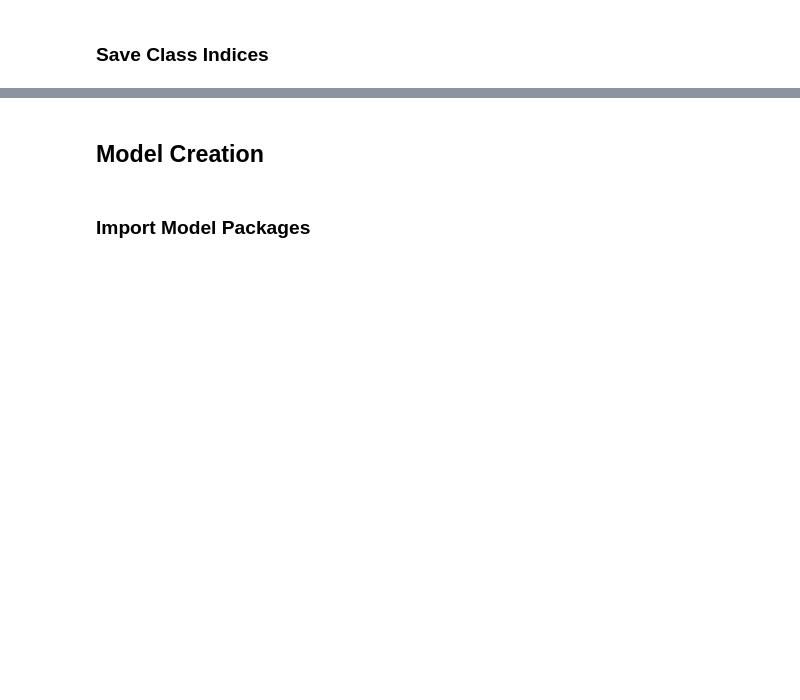
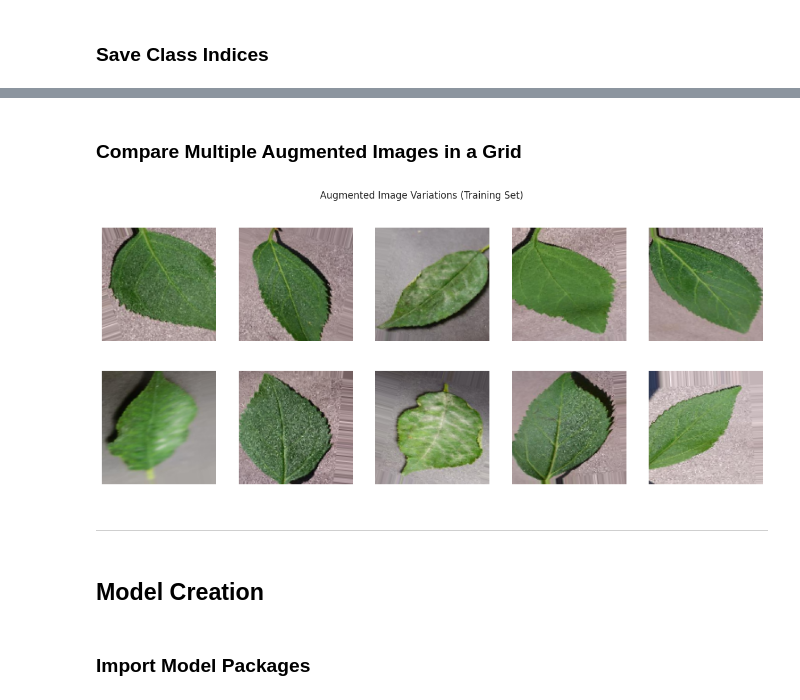
Before and after one commit to micmic210/mildew-detection-app, a Jupyter notebook: jupyter_notebooks/Modeling_Evaluation.ipynb, the cells around one changed output, grey strips where cells are left out. Saved outputs shown, nothing was run; the diff lists cells and outputs as text; code cells hidden in the pictures; blank space fills up the shorter version.

```diff
--- a/jupyter_notebooks/Modeling_Evaluation.ipynb
+++ b/jupyter_notebooks/Modeling_Evaluation.ipynb
@@ -271,16 +298,3 @@ Compare Original vs Augmented Images
-# %%
-# Generate a batch of augmented images
-img_batch, label_batch = next(train_set)
-
-fig, axes = plt.subplots(2, 5, figsize=(12, 6))
-for i in range(5):
-    axes[0, i].imshow(img_batch[i])  # Augmented image
-    axes[0, i].axis("off")
-    axes[1, i].imshow(img_batch[i + 5])  # Another sample
-    axes[1, i].axis("off")
-
-plt.suptitle("Augmented Images from Training Set")
-plt.show()
 # %% [markdown]
 ### Save Class Indices
 # %%
@@ -289,3 +305,26 @@ joblib.dump(value=train_set.class_indices,
+# %% [markdown]
+### Compare Multiple Augmented Images in a Grid
+# %%
+def plot_augmented_images_grid(data_generator, num_images=10):
+    """Displays a grid of augmented images to visualize transformation effects."""
+    img_batch, label_batch = next(data_generator)
+
+    fig, axes = plt.subplots(2, num_images // 2, figsize=(15, 6))
+
+    for i in range(num_images):
+        ax = axes[i // (num_images // 2), i % (num_images // 2)]
+        ax.imshow(img_batch[i])
+        ax.axis("off")
+
+    plt.suptitle("Augmented Image Variations (Training Set)")
+    plt.show()
+
+# Display the augmented image grid
+plot_augmented_images_grid(train_set)
+# %% [output]
+[figure, added]
+# %% [markdown]
+---
 # %% [markdown]
 ## Model Creation
 # %% [markdown]
```
Also changed, not shown: parts of 184 cells of this notebook.
